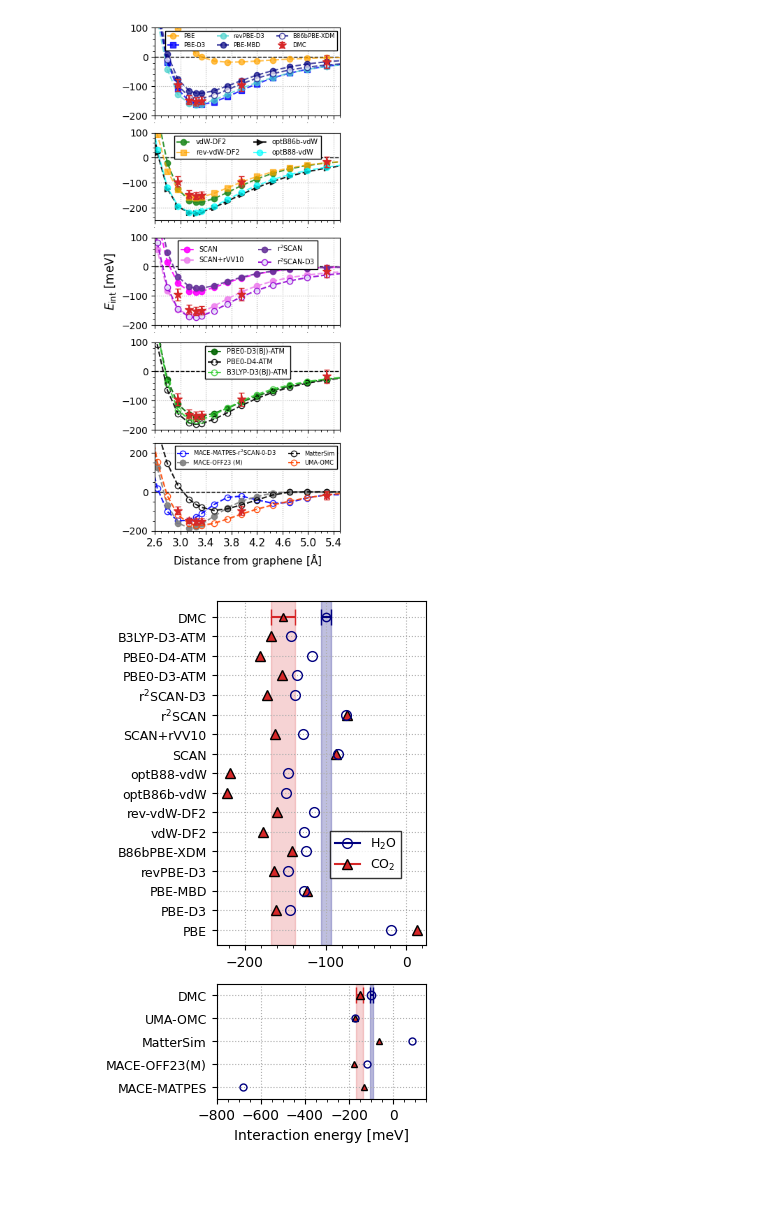
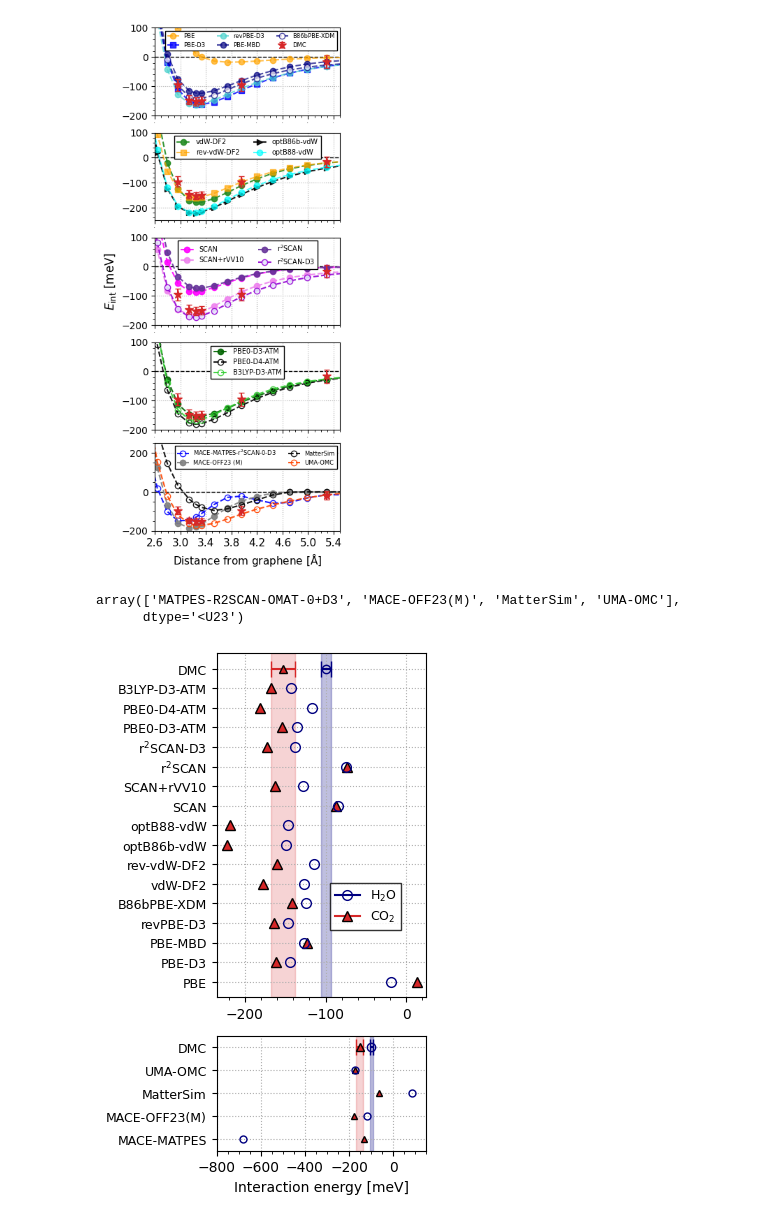
Before and after one commit to water-ice-group/DMC-CO2-graphene, a Jupyter notebook: PLOT_FOR_MAIN/analysis_main.ipynb, the cells around one changed output. Saved outputs shown, nothing was run; the diff lists cells and outputs as text; code cells hidden in the pictures; blank space fills up the shorter version.

```diff
--- a/PLOT_FOR_MAIN/analysis_main.ipynb
+++ b/PLOT_FOR_MAIN/analysis_main.ipynb
@@ -142,12 +142,12 @@ ax[2].plot(data['R2SCAN-D3'][:,0],1000*data['R2SCAN-D3'][:,1],
 
 
 ax[3].plot(data['PBE0-D3-ATM'][:,0],1000*data['PBE0-D3-ATM'][:,1],
-        'o--',ms=6,mfc='darkgreen',color='darkgreen',label='PBE0-D3(BJ)-ATM',alpha=.9)
+        'o--',ms=6,mfc='darkgreen',color='darkgreen',label='PBE0-D3-ATM',alpha=.9)
 ax[3].plot(data['PBE0-D4-ATM'][:,0],1000*data['PBE0-D4-ATM'][:,1],
         'o--',ms=6,mfc='none',color='black',label='PBE0-D4-ATM',alpha=.9)
 
 ax[3].plot(data['B3LYP-D3-ATM'][:,0],1000*data['B3LYP-D3-ATM'][:,1],
-        'o--',ms=6,mfc='none',color='limegreen',label='B3LYP-D3(BJ)-ATM',alpha=.9)
+        'o--',ms=6,mfc='none',color='limegreen',label='B3LYP-D3-ATM',alpha=.9)
 
 
 # plot 4 : ML FORCE FIELDS
@@ -216,34 +216,36 @@ ax[4].set_xlabel(r'Distance from graphene [$\mathrm{\AA}$]',fontsize=11)
 
 ax[0].tick_params(axis='y', labelsize=10)
 ax[1].tick_params(axis='y', labelsize=10)
 ax[2].tick_params(axis='y', labelsize=10)
 ax[3].tick_params(axis='y', labelsize=10)
 ax[4].tick_params(axis='y', labelsize=10)
 
 ax[0].tick_params(axis='x', labelsize=0)
 ax[1].tick_params(axis='x', labelsize=0)
 ax[2].tick_params(axis='x', labelsize=0)
 ax[3].tick_params(axis='x', labelsize=0)
 ax[4].tick_params(axis='x', labelsize=11)
 
 
 ax[0].legend(fontsize=6,edgecolor='black',fancybox=False,framealpha=1,ncols=3)
 ax[1].legend(fontsize=7,edgecolor='black',fancybox=False,framealpha=1,ncols=2)
 ax[2].legend(fontsize=7,edgecolor='black',fancybox=False,framealpha=1,ncols=2)
 ax[3].legend(fontsize=7,edgecolor='black',fancybox=False,framealpha=1,ncols=1)
 ax[4].legend(fontsize=6,edgecolor='black',fancybox=False,framealpha=1,ncols=2)
 
 ax[0].grid(ls='dotted')
 ax[1].grid(ls='dotted')
 ax[2].grid(ls='dotted')
 ax[3].grid(ls='dotted')
 ax[4].grid(ls='dotted')
 
+#plt.subplots_adjust(hspace=0.1)
 plt.rcParams['figure.constrained_layout.use'] = True
 #plt.tight_layout()
+plt.savefig('figure_2/figure-2.pdf')
 plt.show()
 # %% [output]
-[figure, old version]
+[figure, new version]
 # %%
 ## load water + graphene data
 
@@ -271,6 +273,10 @@ mlff_wgraphene_2leg=np.loadtxt(path_to_binding_curves+'w_2leg/Energy',usecols=1)
 
 mlff_binding_graphene_2leg = 1000*(mlff_graphene_2leg-mlff_graphene-mlff_wgraphene_2leg)
 mlff_delta_graphene_2leg=1000*(mlff_graphene_2leg-mlff_graphene-mlff_wgraphene_2leg)-dmc_graphene_2leg[0]
+mlff_names
+# %% [output]
+array(['MATPES-R2SCAN-OMAT-0+D3', 'MACE-OFF23(M)', 'MatterSim', 'UMA-OMC'],
+      dtype='<U23')
 # %%
 list_of_functionals = [key for key in data.keys() if key != 'DMC']
 
```
Also changed, not shown: parts of 8 cells of this notebook.
